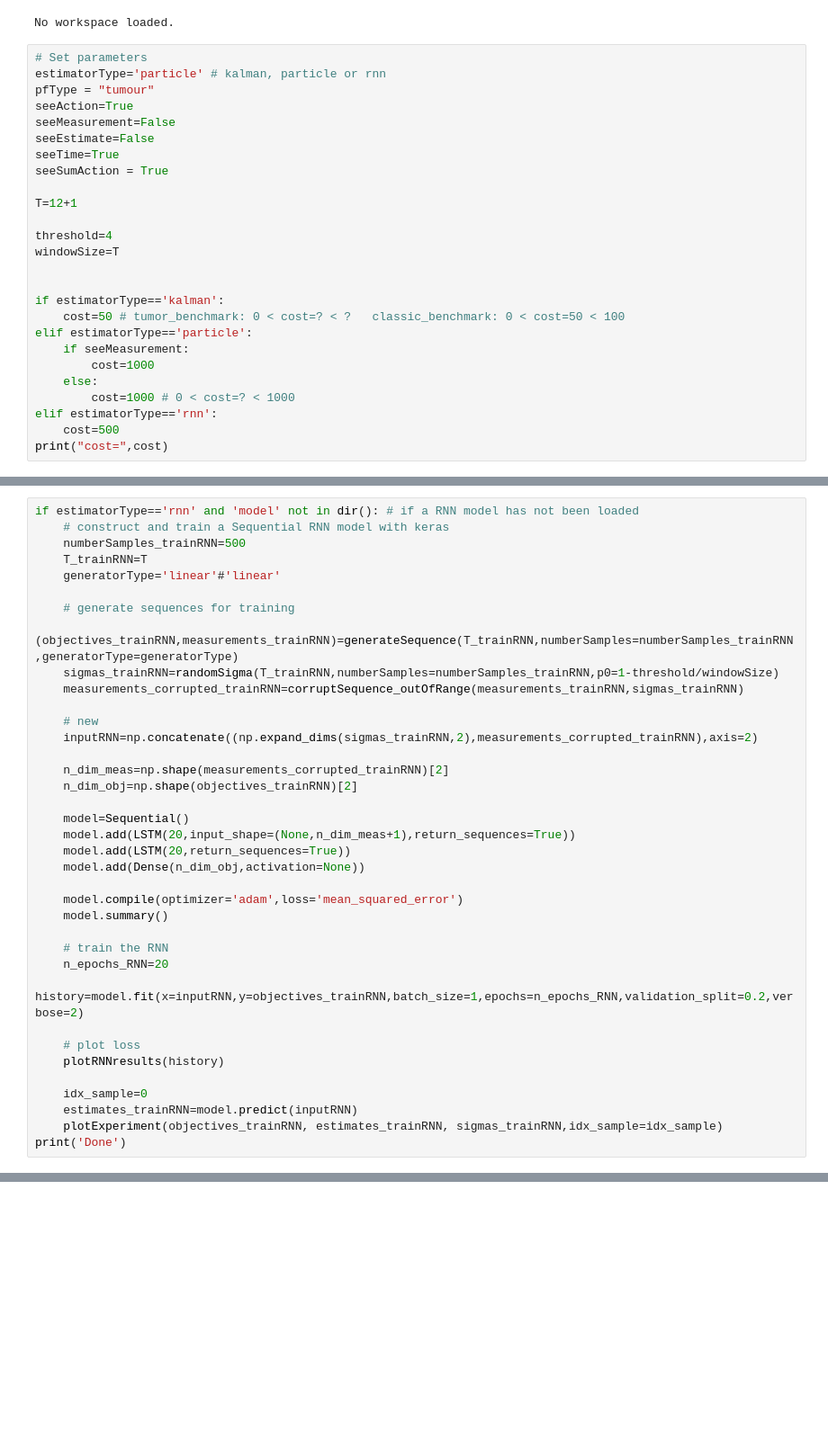
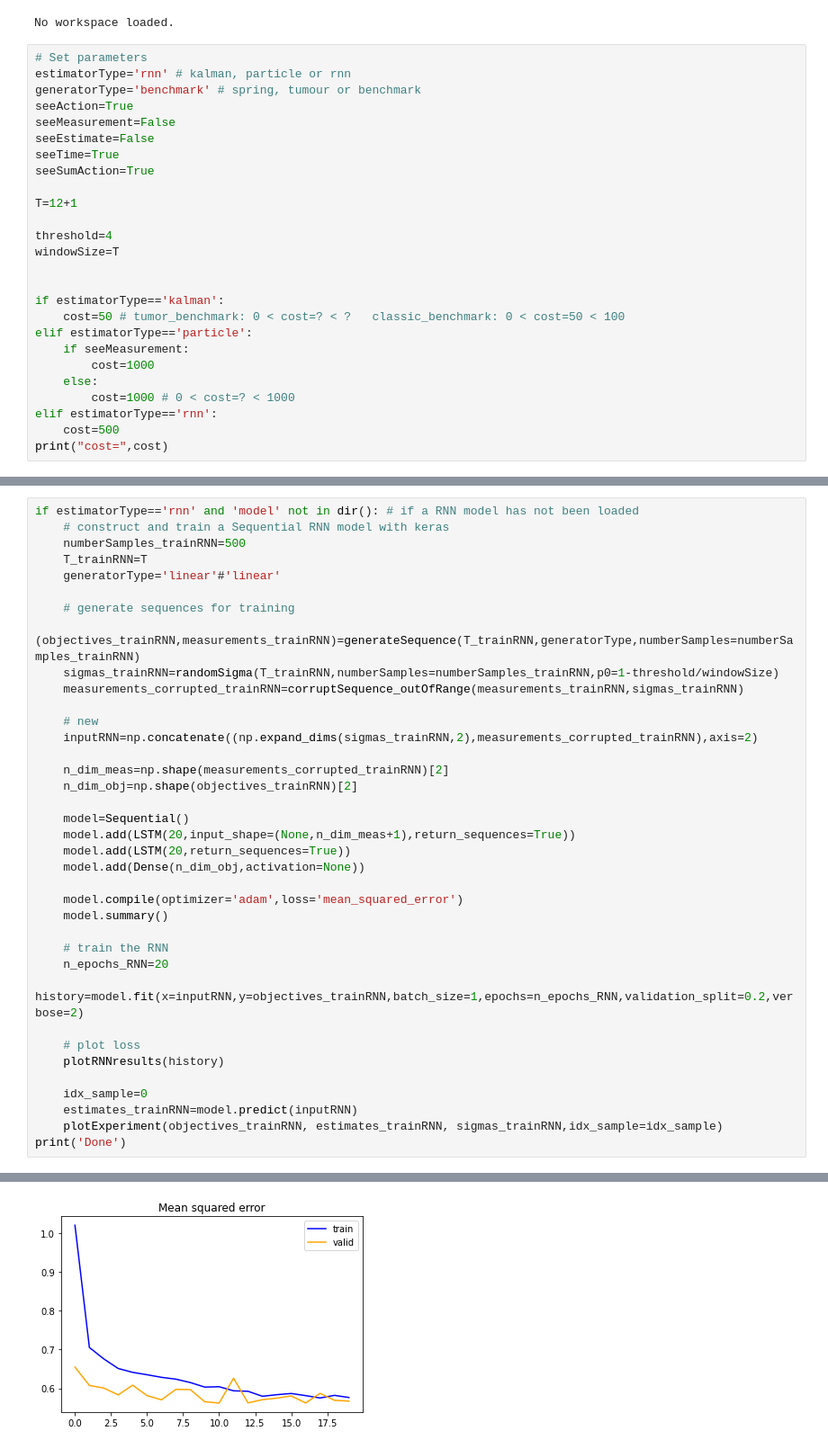
Before and after one commit to aaspeel/optiMeasRL, a Jupyter notebook: RL.ipynb, the cells around one changed output, grey strips where cells are left out. Shown at 90% size. Drawn from its saved outputs; the diff is of its cells as text; blank space fills up the shorter version.

```diff
--- a/RL.ipynb
+++ b/RL.ipynb
@@ -33,13 +35,13 @@ else:
 No workspace loaded.
 # %%
 # Set parameters
-estimatorType='particle' # kalman, particle or rnn
-pfType = "tumour"
+estimatorType='rnn' # kalman, particle or rnn
+generatorType='benchmark' # spring, tumour or benchmark
 seeAction=True
 seeMeasurement=False
 seeEstimate=False
 seeTime=True
-seeSumAction = True
+seeSumAction=True
 
 T=12+1
 
@@ -67,7 +69,7 @@ if estimatorType=='rnn' and 'model' not in dir(): # if a RNN model has not been
     generatorType='linear'#'linear'
 
     # generate sequences for training
-    (objectives_trainRNN,measurements_trainRNN)=generateSequence(T_trainRNN,numberSamples=numberSamples_trainRNN,generatorType=generatorType)
+    (objectives_trainRNN,measurements_trainRNN)=generateSequence(T_trainRNN,generatorType,numberSamples=numberSamples_trainRNN)
     sigmas_trainRNN=randomSigma(T_trainRNN,numberSamples=numberSamples_trainRNN,p0=1-threshold/windowSize)
     measurements_corrupted_trainRNN=corruptSequence_outOfRange(measurements_trainRNN,sigmas_trainRNN)
 
@@ -100,0 +119 @@ Done
+[figure, added]
```
Also changed, not shown: parts of 29 cells of this notebook, 6 other files.
